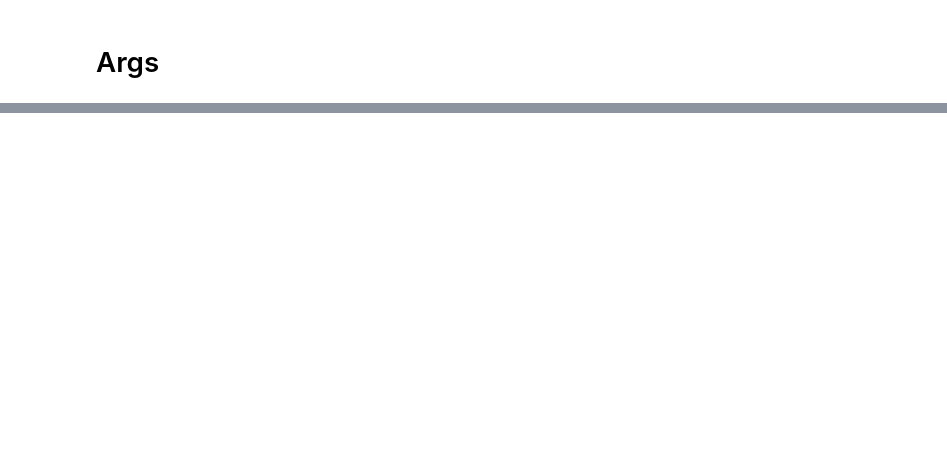
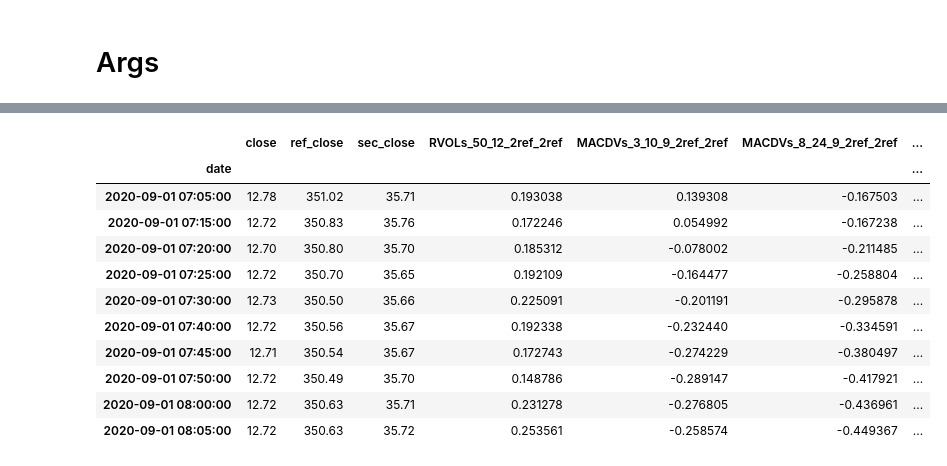
Before and after one commit to wassname/ETSformer, a Jupyter notebook: notebooks/001_001_run.ipynb, the cells around one changed output, grey strips where cells are left out. Drawn from its saved outputs; the diff is of its cells as text; code cells hidden in the pictures; blank space fills up the shorter version.

```diff
--- a/notebooks/001_001_run.ipynb
+++ b/notebooks/001_001_run.ipynb
@@ -116,0 +196,16 @@ ipdb> q
+# %%
+from data_provider.data_loader import Dataset_Custom
+ds2 = Dataset_Custom(
+    ds.root_path,
+    flag="test",
+#     size=ds.size,
+    features=ds.features,
+    data_path=ds.data_path,
+    target=ds.target,
+    scale=False,
+    timeenc=ds.timeenc,
+    freq=ds.freq
+)
+
+(batch_x, batch_y, batch_x_mark, batch_y_mark)  = ds2[i]
+batch_x[-1]
@@ -116,0 +216,3 @@ ipdb> q
+# %%
+dt = ds2.index.iloc[i]
+df.loc[dt]
@@ -116,0 +233,15 @@ ipdb> q
+# %%
+df.loc[:dt].tail(10)
+# %% [output]
+|  | close | ref_close | sec_close | RVOLs_50_12_2ref_2ref | MACDVs_3_10_9_2ref_2ref | MACDVs_8_24_9_2ref_2ref | ... |
+| date |  |  |  |  |  |  | ... |
+| 2020-09-01 07:05:00 | 12.78 | 351.02 | 35.71 | 0.193038 | 0.139308 | -0.167503 | ... |
+| 2020-09-01 07:15:00 | 12.72 | 350.83 | 35.76 | 0.172246 | 0.054992 | -0.167238 | ... |
+| 2020-09-01 07:20:00 | 12.70 | 350.80 | 35.70 | 0.185312 | -0.078002 | -0.211485 | ... |
+| 2020-09-01 07:25:00 | 12.72 | 350.70 | 35.65 | 0.192109 | -0.164477 | -0.258804 | ... |
+| 2020-09-01 07:30:00 | 12.73 | 350.50 | 35.66 | 0.225091 | -0.201191 | -0.295878 | ... |
+| 2020-09-01 07:40:00 | 12.72 | 350.56 | 35.67 | 0.192338 | -0.232440 | -0.334591 | ... |
+| 2020-09-01 07:45:00 | 12.71 | 350.54 | 35.67 | 0.172743 | -0.274229 | -0.380497 | ... |
+| 2020-09-01 07:50:00 | 12.72 | 350.49 | 35.70 | 0.148786 | -0.289147 | -0.417921 | ... |
+| 2020-09-01 08:00:00 | 12.72 | 350.63 | 35.71 | 0.231278 | -0.276805 | -0.436961 | ... |
+| 2020-09-01 08:05:00 | 12.72 | 350.63 | 35.72 | 0.253561 | -0.258574 | -0.449367 | ... |
```
Also changed, not shown: parts of 19 cells of this notebook, 7 other files.
